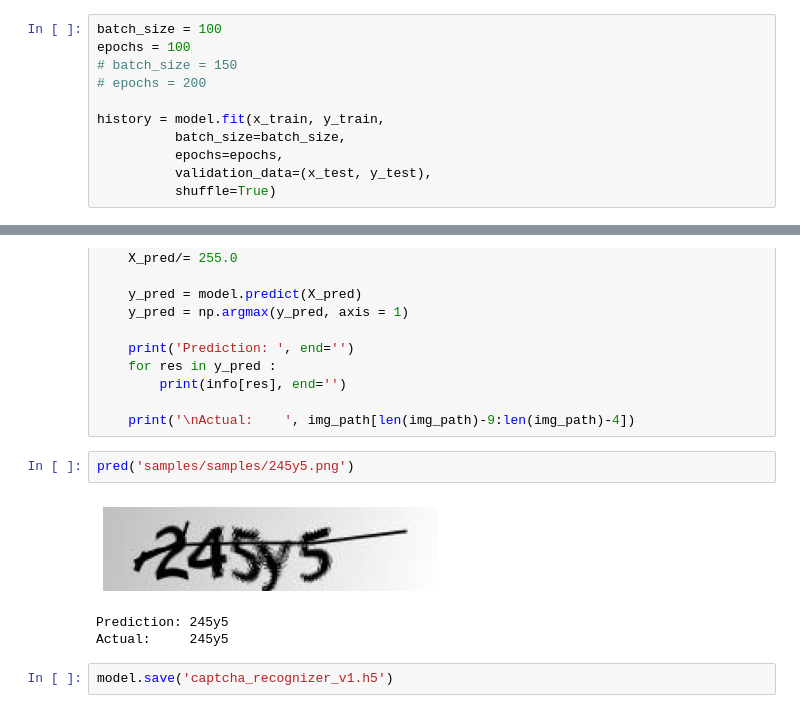
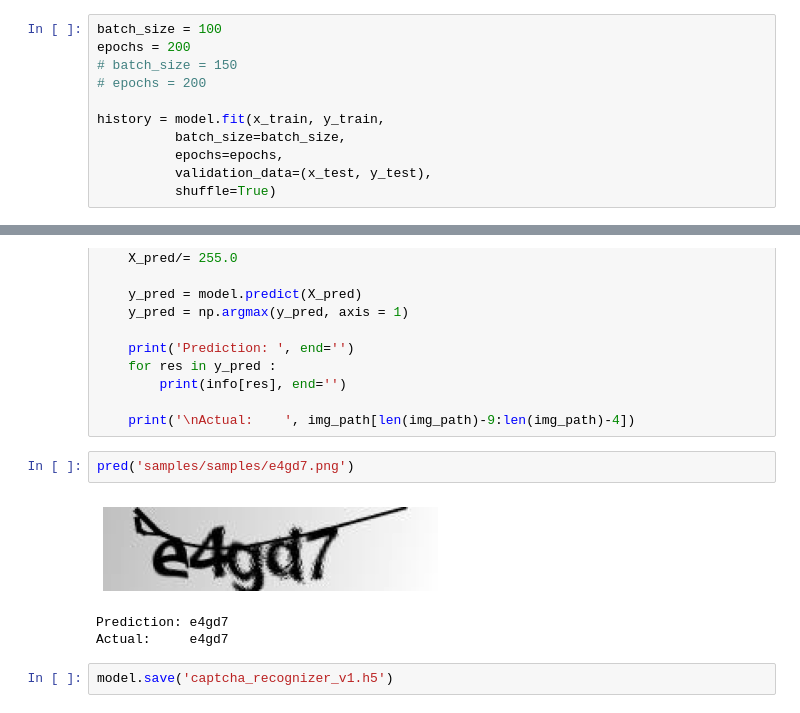
Before and after one commit to byein/CAPTCHA_reader, a Jupyter notebook: captcha_reader.ipynb, the cells around one changed output, grey strips where cells are left out. Drawn from its saved outputs; the diff is of its cells as text.

```diff
--- a/captcha_reader.ipynb
+++ b/captcha_reader.ipynb
@@ -256,7 +247,7 @@ None
 https://sevillabk.github.io/1-batch-epoch/
 # %%
 batch_size = 100
-epochs = 100
+epochs = 200
 # batch_size = 150
 # epochs = 200
 
@@ -333,10 +324,10 @@ def pred (img_path) :
 
     print('\nActual:    ', img_path[len(img_path)-9:len(img_path)-4])
 # %%
-pred('samples/samples/245y5.png')
+pred('samples/samples/e4gd7.png')
 # %% [output]
-[figure, old version]
+[figure, new version]
-Prediction: 245y5
-Actual:     245y5
+Prediction: e4gd7
+Actual:     e4gd7
 # %%
 model.save('captcha_recognizer_v1.h5')
```
Also changed, not shown: parts of 10 cells of this notebook.
